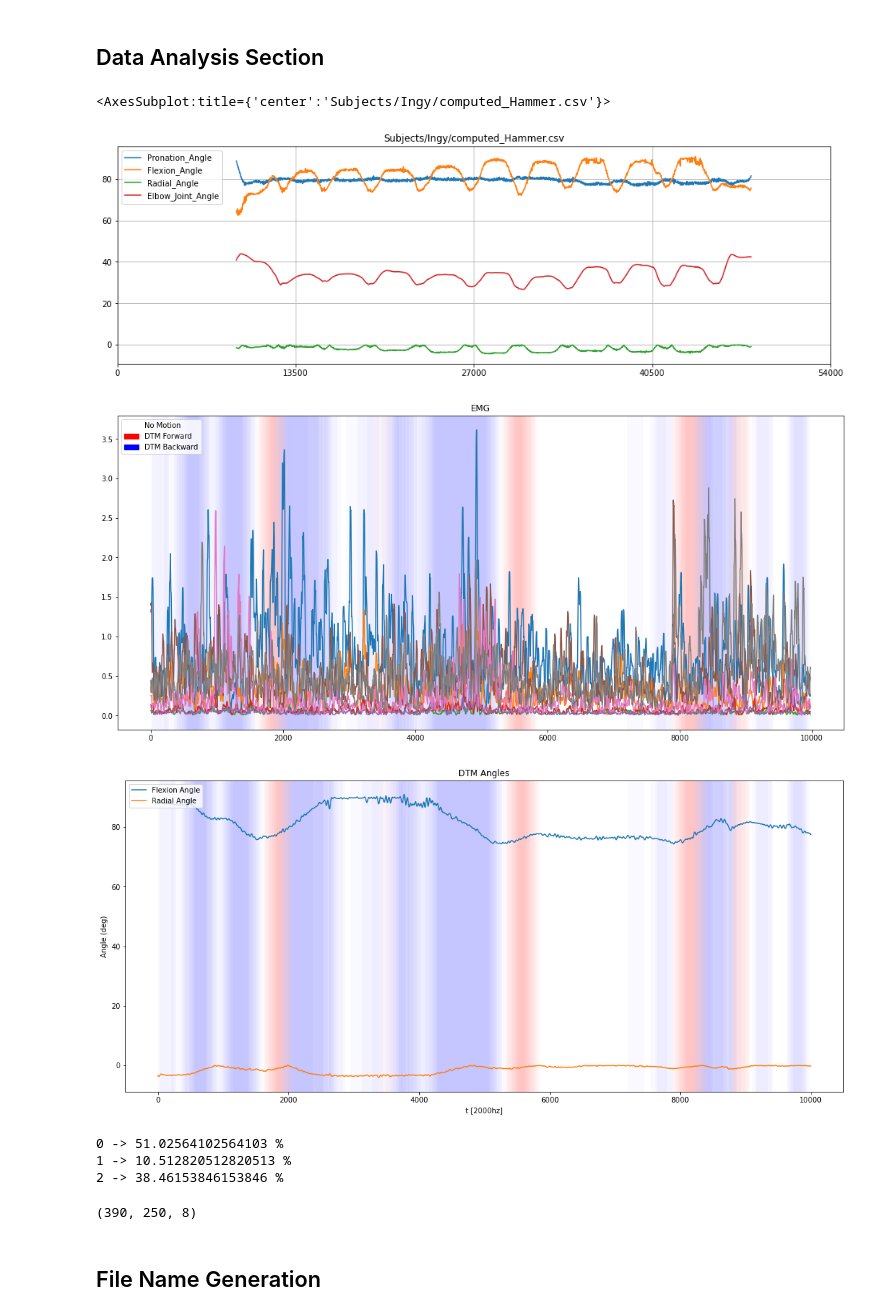
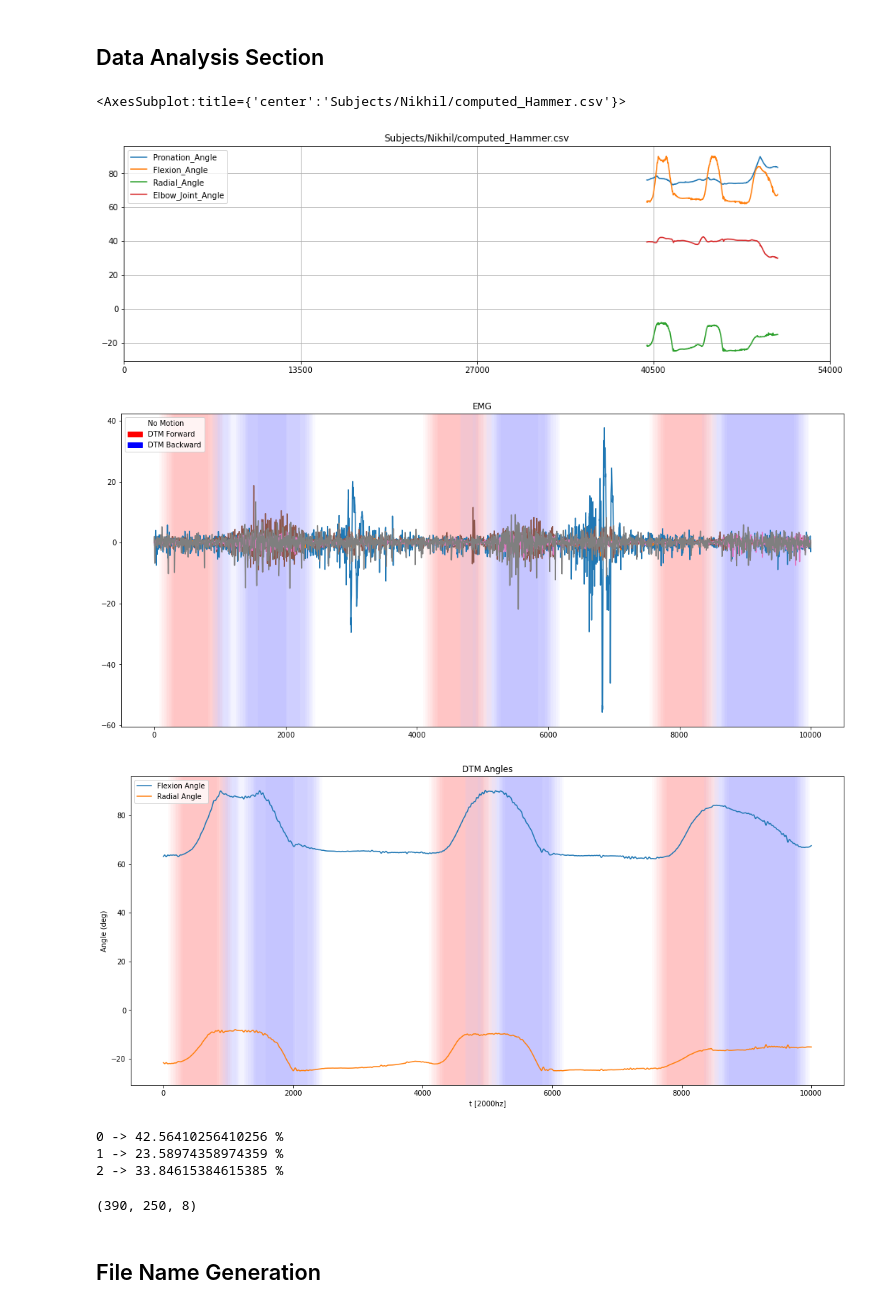
Before and after one commit to fazildgr8/wrist_control_CNN_AWEAR, a Jupyter notebook: DTM_Classifier.ipynb, the cells around one changed output. Cells and saved outputs as stored; diff of their text form; code cells hidden in the pictures.

```diff
--- a/DTM_Classifier.ipynb
+++ b/DTM_Classifier.ipynb
@@ -15,14 +15,14 @@ from pickle import load
 # %% [markdown]
 ## Data Analysis Section
 # %%
-file = 'Subjects/Ingy/computed_Hammer.csv'
+file = 'Subjects/Nikhil/computed_Hammer.csv'
 emg_labels = ['EMG1','EMG2','EMG3','EMG4','EMG5','EMG6','EMG7','EMG8']
 angle_lables = ['Pronation_Angle','Flexion_Angle',  'Radial_Angle','Elbow_Joint_Angle']
 df = pd.read_csv(file,index_col=0)
-df[angle_lables][9000:48000].plot(figsize=(16,5),title=file,grid=True,xticks=np.linspace(0,len(df),5))
+df[angle_lables][40000:50000].plot(figsize=(16,5),title=file,grid=True,xticks=np.linspace(0,len(df),5))
 # %% [output]
-<AxesSubplot:title={'center':'Subjects/Ingy/computed_Hammer.csv'}>
+<AxesSubplot:title={'center':'Subjects/Nikhil/computed_Hammer.csv'}>
-[figure, old version]
+[figure, new version]
 # %%
 b,a = signal.butter(1, 50,fs=2000)
 emg_df = pd.DataFrame(columns=emg_labels)
@@ -30,14 +30,14 @@ for labels in emg_labels:
     emg_df[labels] = signal.lfilter(b, a,df[labels])
 df[emg_labels] = np.array(emg_df)
 # %%
-X, y = prep_data_DTM(df[40000:50000],250,interval=25,Normalize=True,plot=True,angle_thresh=0.005,rms=True)
+X, y = prep_data_DTM(df[40000:50000],250,interval=25,Normalize=True,plot=True,angle_thresh=0.005,rms=False)
 X.shape
 # %% [output]
-[figure, old version]
+[figure, new version]
-[figure, old version]
+[figure, new version]
-0 -> 51.02564102564103 %
-1 -> 10.512820512820513 %
-2 -> 38.46153846153846 %
+0 -> 42.56410256410256 %
+1 -> 23.58974358974359 %
+2 -> 33.84615384615385 %
 (390, 250, 8)
 # %% [markdown]
 ## File Name Generation
```
Also changed, not shown: 13 other files.
